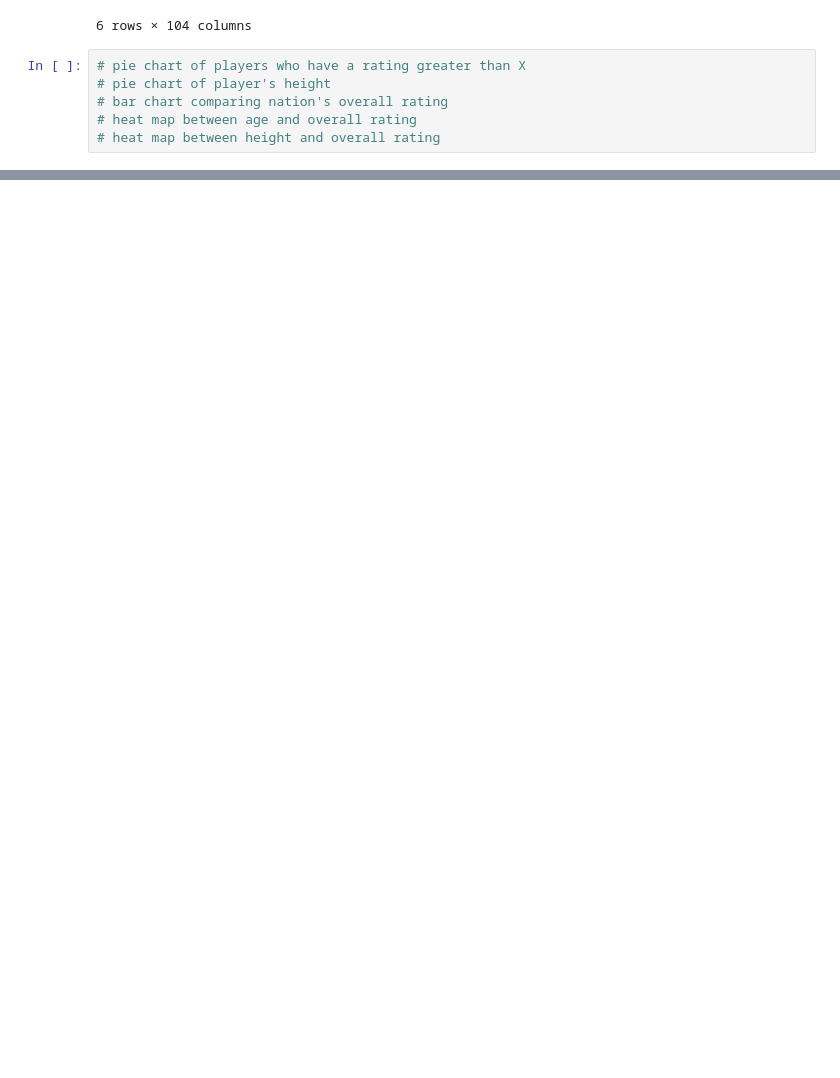
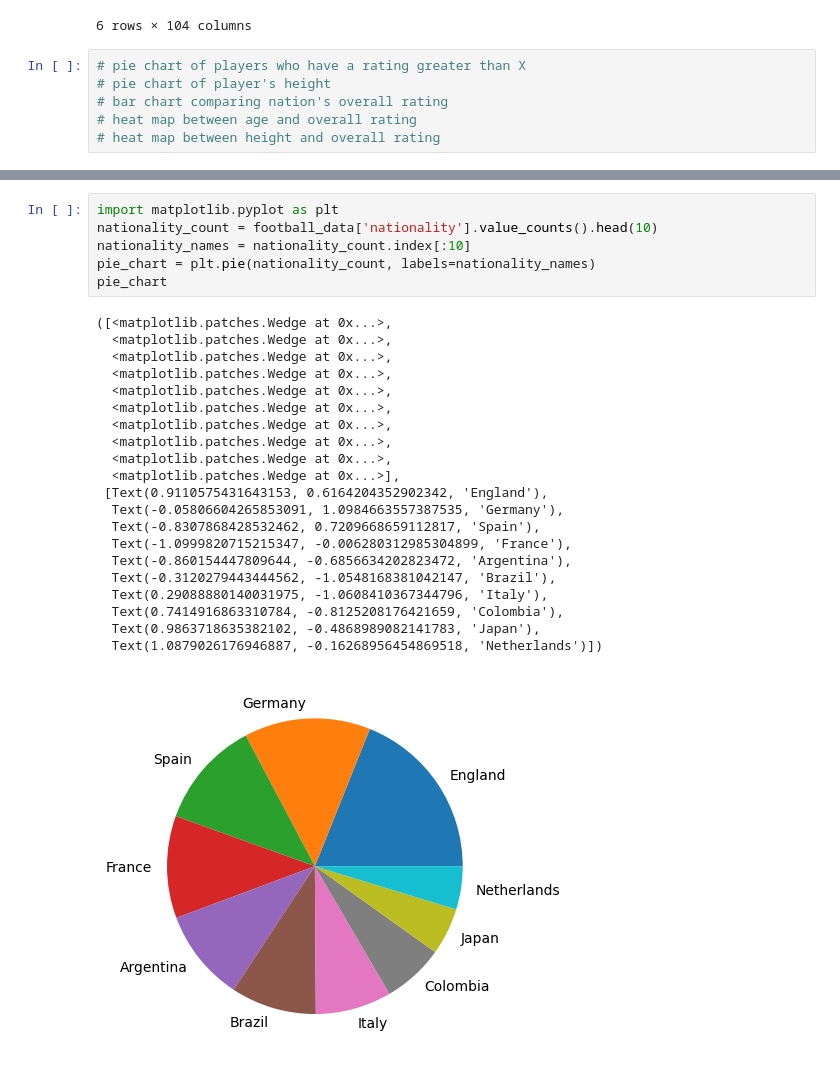
Before and after one commit to WalterMenjivar1/hth_fallprogram, a Jupyter notebook: Finding_an_interesting_dataset/My Data Analysis.ipynb, the cells around one changed output, grey strips where cells are left out. Drawn from its saved outputs; the diff is of its cells as text; blank space fills up the shorter version.

```diff
--- a/Finding_an_interesting_dataset/My Data Analysis.ipynb
+++ b/Finding_an_interesting_dataset/My Data Analysis.ipynb
@@ -59,0 +90,28 @@ football_data[football_data['overall'] > 90]
+# %%
+import matplotlib.pyplot as plt
+nationality_count = football_data['nationality'].value_counts().head(10)
+nationality_names = nationality_count.index[:10]
+pie_chart = plt.pie(nationality_count, labels=nationality_names)
+pie_chart
+# %% [output]
+([<matplotlib.patches.Wedge at 0x...>,
+  <matplotlib.patches.Wedge at 0x...>,
+  <matplotlib.patches.Wedge at 0x...>,
+  <matplotlib.patches.Wedge at 0x...>,
+  <matplotlib.patches.Wedge at 0x...>,
+  <matplotlib.patches.Wedge at 0x...>,
+  <matplotlib.patches.Wedge at 0x...>,
+  <matplotlib.patches.Wedge at 0x...>,
+  <matplotlib.patches.Wedge at 0x...>,
+  <matplotlib.patches.Wedge at 0x...>],
+ [Text(0.9110575431643153, 0.6164204352902342, 'England'),
+  Text(-0.05806604265853091, 1.0984663557387535, 'Germany'),
+  Text(-0.8307868428532462, 0.7209668659112817, 'Spain'),
+  Text(-1.0999820715215347, -0.006280312985304899, 'France'),
+  Text(-0.860154447809644, -0.6856634202823472, 'Argentina'),
+  Text(-0.3120279443444562, -1.0548168381042147, 'Brazil'),
+  Text(0.29088880140031975, -1.0608410367344796, 'Italy'),
+  Text(0.7414916863310784, -0.8125208176421659, 'Colombia'),
+  Text(0.9863718635382102, -0.4868989082141783, 'Japan'),
+  Text(1.0879026176946887, -0.16268956454869518, 'Netherlands')])
+[figure, added]
```
Also changed, not shown: parts of 6 cells of this notebook.
